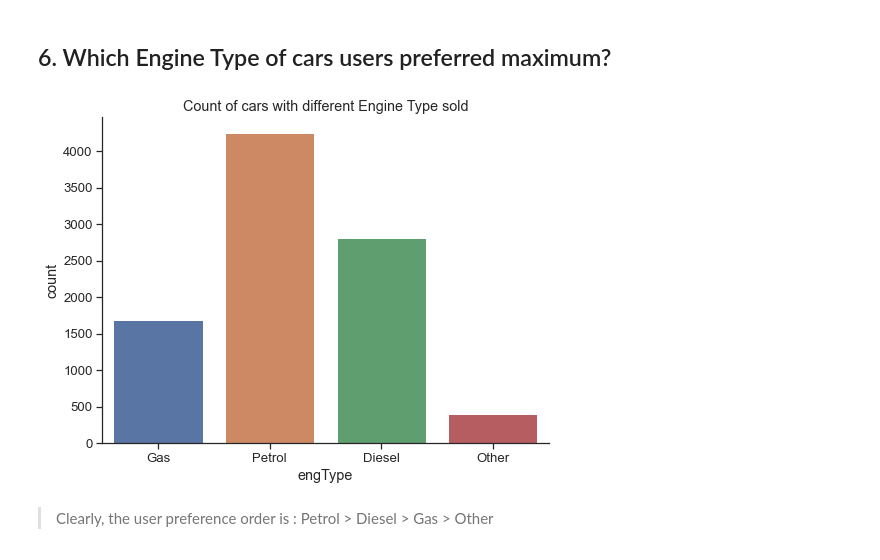
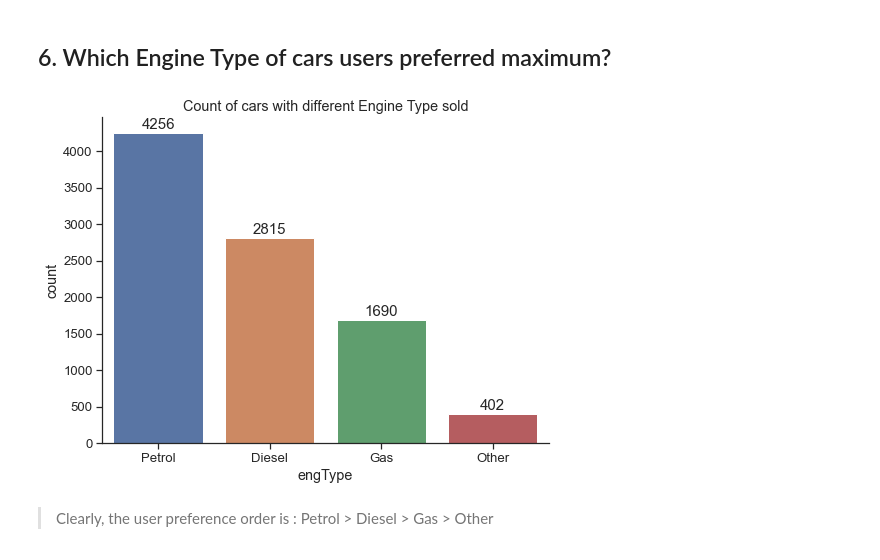
Before and after one commit to Subham2S/EDA-Car-Sales, a Jupyter notebook: Explanatory Data Analysis on Car Sales Data.ipynb, the cells around one changed output. Saved outputs shown, nothing was run; the diff lists cells and outputs as text; code cells hidden in the pictures.

```diff
--- a/Explanatory Data Analysis on Car Sales Data.ipynb
+++ b/Explanatory Data Analysis on Car Sales Data.ipynb
@@ -267,12 +281,12 @@ cars.loc[:,['price','mileage']].corr().iloc[1,0].round(2)
 # %%
 plt.figure(figsize=(10,5))
 sns.set(style='ticks', font_scale=1.2)
-plots = sns.barplot(x='registration', y='count', data=cars.groupby('registration').car.agg({'count'}).reset_index())
+plots = sns.countplot(cars['registration'], order = cars['registration'].value_counts().index)
+plots.set_title('Registered vs Not-registered cars')
 for bar in plots.patches:
     plots.annotate(str(format(bar.get_height(), '.0f')),
                    (bar.get_x() + bar.get_width() / 2, bar.get_height()),
                    ha='center', va='center', size=15, xytext=(0, 8), textcoords='offset points')
-plt.title('Registered vs Not-registered cars')
 sns.despine()
 plt.show()
 # %% [output]
@@ -324,11 +359,16 @@ Updated Corr Value between Price and Engine Value : 0.48
 # %%
 plt.figure(figsize=(8,6))
 sns.set(style='ticks', font_scale=1.2)
-sns.countplot(cars['engType']).set_title('Count of cars with different Engine Type sold')
+plots = sns.countplot(cars['engType'], order = cars['engType'].value_counts().index)
+plots.set_title('Count of cars with different Engine Type sold')
+for bar in plots.patches:
+    plots.annotate(str(format(bar.get_height(), '.0f')),
+                   (bar.get_x() + bar.get_width() / 2, bar.get_height()),
+                   ha='center', va='center', size=15, xytext=(0, 8), textcoords='offset points')
 sns.despine()
 plt.show()
 # %% [output]
-[figure, old version]
+[figure, new version]
 # %% [markdown]
 > Clearly, the user preference order is : Petrol > Diesel > Gas > Other
 # %% [markdown]
```
Also changed, not shown: parts of 9 cells of this notebook.
